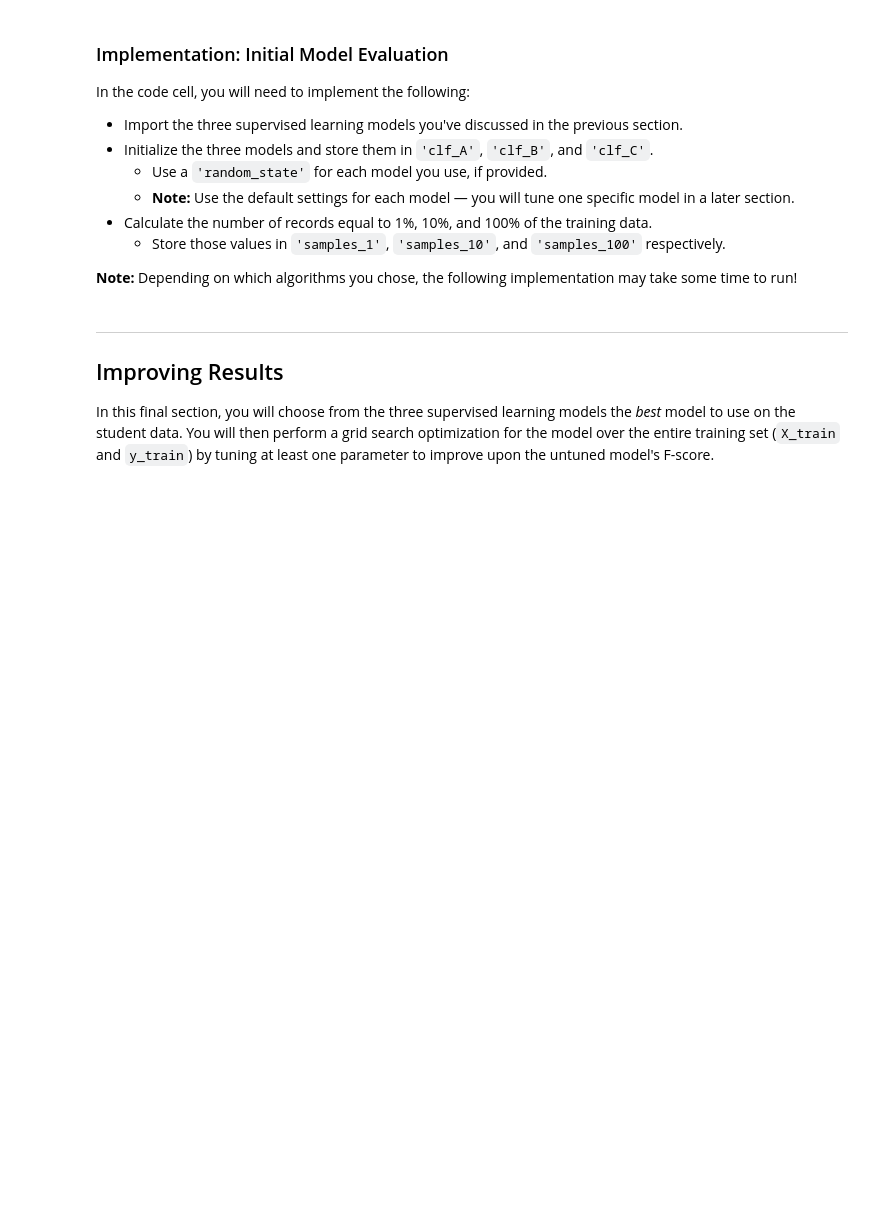
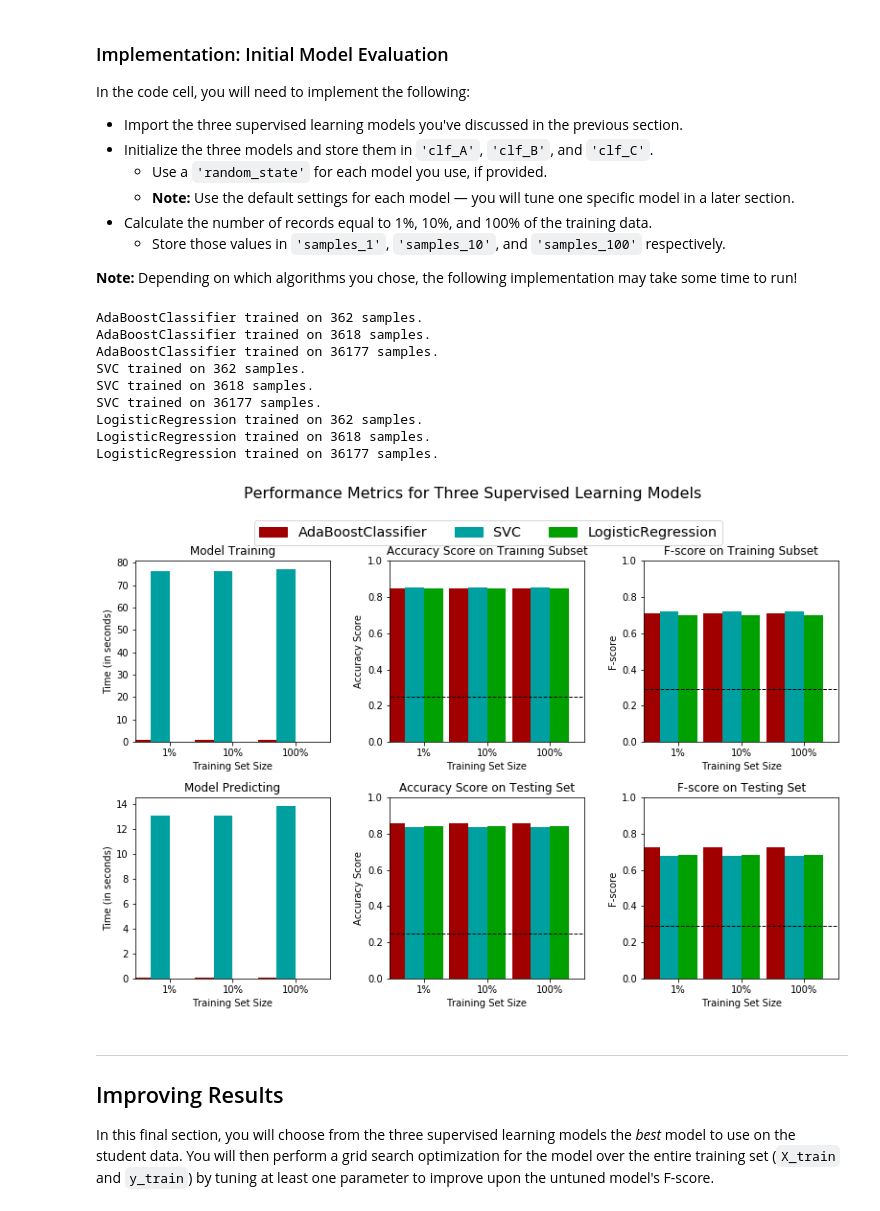
Before and after one commit to shinespa/machine-learning, a Jupyter notebook: projects/finding_donors/finding_donors.ipynb, the cells around one changed output. Saved outputs shown, nothing was run; the diff lists cells and outputs as text; code cells hidden in the pictures; blank space fills up the shorter version.

```diff
--- a/projects/finding_donors/finding_donors.ipynb
+++ b/projects/finding_donors/finding_donors.ipynb
@@ -330,6 +330,7 @@ In the code block below, you will need to implement the following:
    - Make sure that you set the `beta` parameter!
 # %%
 # TODO: Import two metrics from sklearn - fbeta_score and accuracy_score
+from sklearn.metrics import fbeta_score, accuracy_score
 
 def train_predict(learner, sample_size, X_train, y_train, X_test, y_test):
     '''
@@ -346,33 +347,33 @@ def train_predict(learner, sample_size, X_train, y_train, X_test, y_test):
 
     # TODO: Fit the learner to the training data using slicing with 'sample_size' using .fit(training_features[:], training_labels[:])
     start = time() # Get start time
-    learner = None
+    learner.fit(X_train, y_train)
     end = time() # Get end time
 
     # TODO: Calculate the training time
-    results['train_time'] = None
+    results['train_time'] = end - start
 
     # TODO: Get the predictions on the test set(X_test),
     #       then get predictions on the first 300 training samples(X_train) using .predict()
     start = time() # Get start time
-    predictions_test = None
-    predictions_train = None
+    predictions_test = learner.predict(X_test)
+    predictions_train = learner.predict(X_train[:300])
     end = time() # Get end time
 
     # TODO: Calculate the total prediction time
-    results['pred_time'] = None
+    results['pred_time'] = end - start
 
     # TODO: Compute accuracy on the first 300 training samples which is y_train[:300]
-    results['acc_train'] = None
+    results['acc_train'] = accuracy_score(y_train[:300], predictions_train)
 
     # TODO: Compute accuracy on test set using accuracy_score()
-    results['acc_test'] = None
+    results['acc_test'] = accuracy_score(y_test, predictions_test)
 
     # TODO: Compute F-score on the the first 300 training samples using fbeta_score()
-    results['f_train'] = None
+    results['f_train'] = fbeta_score(y_train[:300], predictions_train, beta = .5)
 
     # TODO: Compute F-score on the test set which is y_test
-    results['f_test'] = None
+    results['f_test'] = fbeta_score(y_test, predictions_test, beta = .5)
 
     # Success
     print("{} trained on {} samples.".format(learner.__class__.__name__, sample_size))
@@ -392,31 +393,45 @@ In the code cell, you will need to implement the following:
 **Note:** Depending on which algorithms you chose, the following implementation may take some time to run!
 # %%
 # TODO: Import the three supervised learning models from sklearn
+from sklearn.ensemble import AdaBoostClassifier
+from sklearn.svm import SVC
+from sklearn.linear_model import LogisticRegression
 
 # TODO: Initialize the three models
-clf_A = None
-clf_B = None
-clf_C = None
+clf_A = AdaBoostClassifier(random_state=4)
+clf_B = SVC(random_state=8)
+clf_C = LogisticRegression(random_state=10)
 
 # TODO: Calculate the number of samples for 1%, 10%, and 100% of the training data
 # HINT: samples_100 is the entire training set i.e. len(y_train)
 # HINT: samples_10 is 10% of samples_100 (ensure to set the count of the values to be `int` and not `float`)
 # HINT: samples_1 is 1% of samples_100 (ensure to set the count of the values to be `int` and not `float`)
-samples_100 = None
-samples_10 = None
-samples_1 = None
+samples_100 = len(y_train)
+samples_10 = round(len(y_train) * .1)
+samples_1 = round(len(y_train) * .01)
 
 # Collect results on the learners
 results = {}
 for clf in [clf_A, clf_B, clf_C]:
     clf_name = clf.__class__.__name__
     results[clf_name] = {}
     for i, samples in enumerate([samples_1, samples_10, samples_100]):
         results[clf_name][i] = \
         train_predict(clf, samples, X_train, y_train, X_test, y_test)
 
 # Run metrics visualization for the three supervised learning models chosen
 vs.evaluate(results, accuracy, fscore)
+# %% [output]
+AdaBoostClassifier trained on 362 samples.
+AdaBoostClassifier trained on 3618 samples.
+AdaBoostClassifier trained on 36177 samples.
+SVC trained on 362 samples.
+SVC trained on 3618 samples.
+SVC trained on 36177 samples.
+LogisticRegression trained on 362 samples.
+LogisticRegression trained on 3618 samples.
+LogisticRegression trained on 36177 samples.
+[figure, added]
 # %% [markdown]
 ----
 ## Improving Results
```
Also changed, not shown: parts of 18 cells of this notebook.
